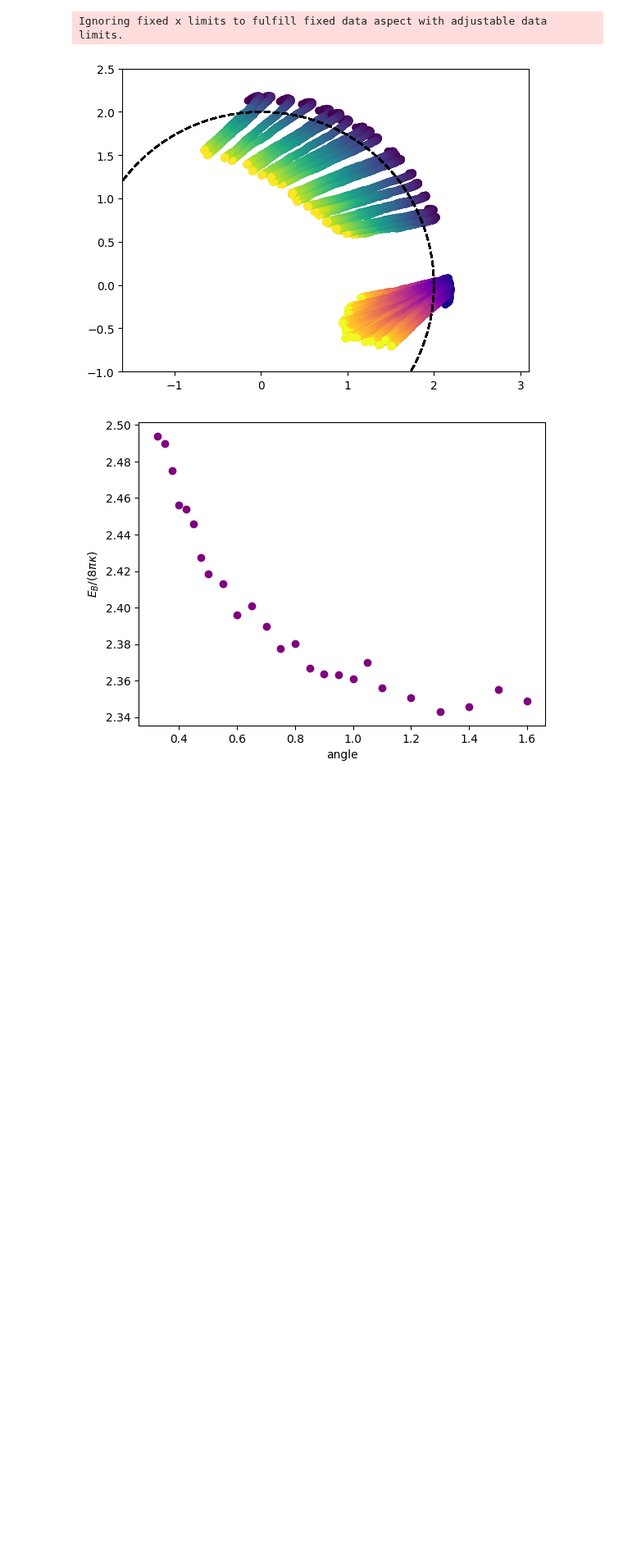
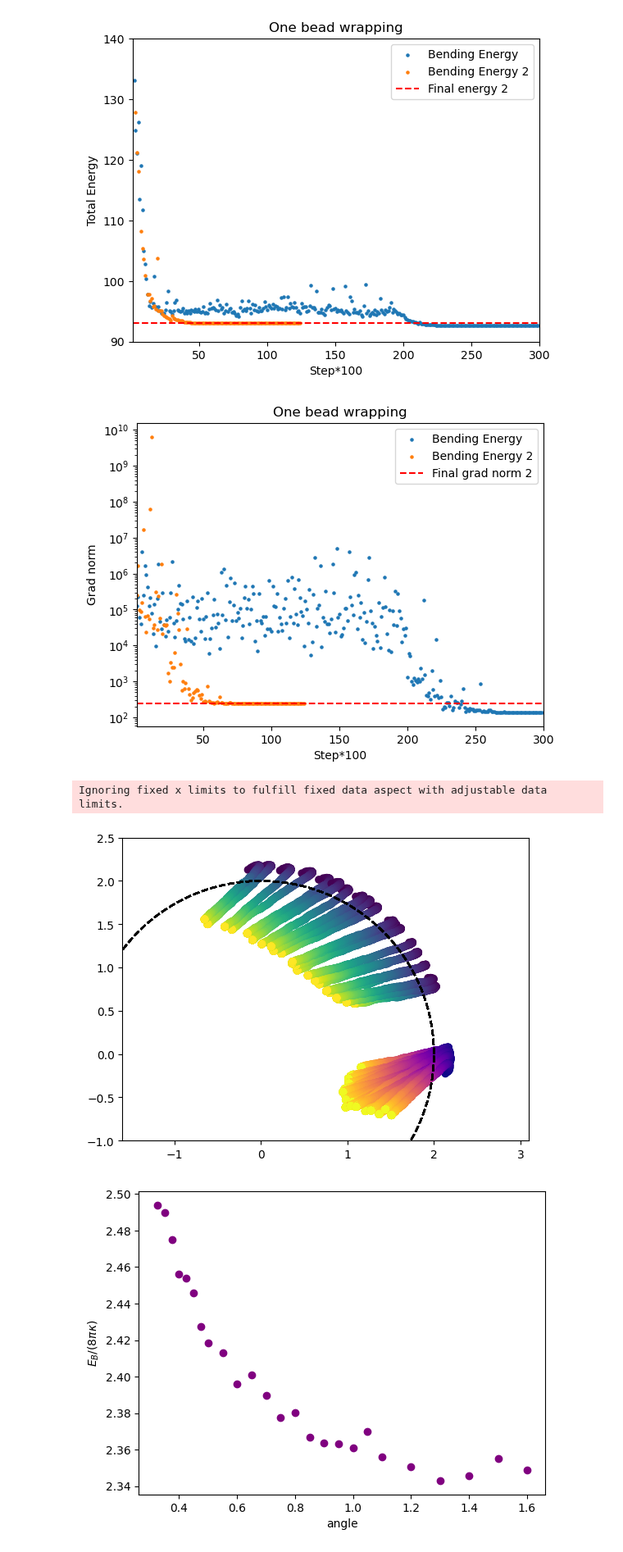
Before and after one commit to Mau-bep/MiraculousMembranes, a Jupyter notebook: projects/geometric-flow/Scripts/Analysis_two_beads.ipynb, the cells around one changed output. Shown at 82% size. Saved outputs shown, nothing was run; the diff lists cells and outputs as text; code cells hidden in the pictures; blank space fills up the shorter version.

Commit message:
BFGS NORMAL IMPLEMENTED

```diff
--- a/projects/geometric-flow/Scripts/Analysis_two_beads.ipynb
+++ b/projects/geometric-flow/Scripts/Analysis_two_beads.ipynb
@@ -30,3 +56,44 @@ norm = mpl.colors.Normalize(vmin=0.325, vmax=1.6)
+# %%
+Sims_dir = Results_dir + 'Wrapping_single_convergence/'
+Simulation = Sims_dir + "Bending_20.0000_0.0000_Area_constraint_100000.0000_50.1663_Volume_constraint_100000.0000_33.3189_Bead_radius_0.2000_Frenkel_Normal_nopush_str_600.0000_Switch_IpOpt_Switch_Save_all_Switch_BFGS-Normal_Nsim_1/"
+Simulation2 = Sims_dir + "45/"
+
+Output_dir = Simulation + 'Output_data.txt'
+Data_sim = json.load(open(Simulation+"Input_file.json"))
+
+Sim_data = np.loadtxt(Output_dir, skiprows=1)
+
+
+Output_dir2 = Simulation2 + 'Output_data.txt'
+Data_sim2 = json.load(open(Simulation2+"Input_file.json"))
+
+Sim_data2 = np.loadtxt(Output_dir2, skiprows=1)
+# %%
+plt.scatter(np.arange(len(Sim_data[:,7])) ,Sim_data[:,7],label='Bending Energy',s=5 )
+plt.scatter(np.arange(len(Sim_data2[:,7])) ,Sim_data2[:,7],label='Bending Energy 2',s=5 )
+plt.axhline(Sim_data2[-1,7],color='r',linestyle='--',label='Final energy 2')
+plt.xlim(1,300)
+# plt.ylim(-50,40)
+plt.legend()
+plt.xlabel('Step*100')
+plt.ylim(90,140)
+plt.ylabel('Total Energy')
+plt.title("One bead wrapping")
+plt.show()
+
+plt.scatter(np.arange(len(Sim_data[:,7])) ,Sim_data[:,12],label='Bending Energy',s=5 )
+plt.scatter(np.arange(len(Sim_data2[:,7])) ,Sim_data2[:,12],label='Bending Energy 2',s=5 )
+plt.axhline(Sim_data2[-1,12],color='r',linestyle='--',label='Final grad norm 2')
+plt.legend()
+plt.xlim(1,300)
+plt.yscale('log')
+plt.xlabel('Step*100')
+plt.ylabel('Grad norm')
+plt.title("One bead wrapping")
+plt.show()
+# %% [output]
+[figure, added]
+[figure, added]
 # %%
 Bead_DISTANCES = []
 Thetas = []
```
Also changed, not shown: parts of 4 cells of this notebook, 10 other files.
